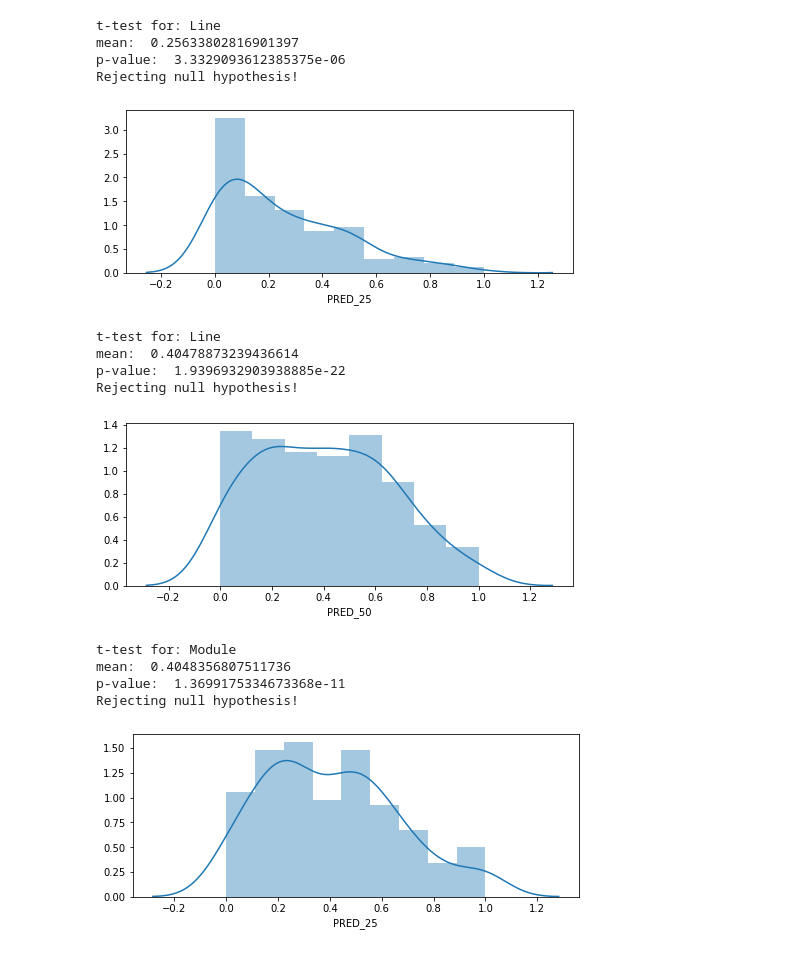
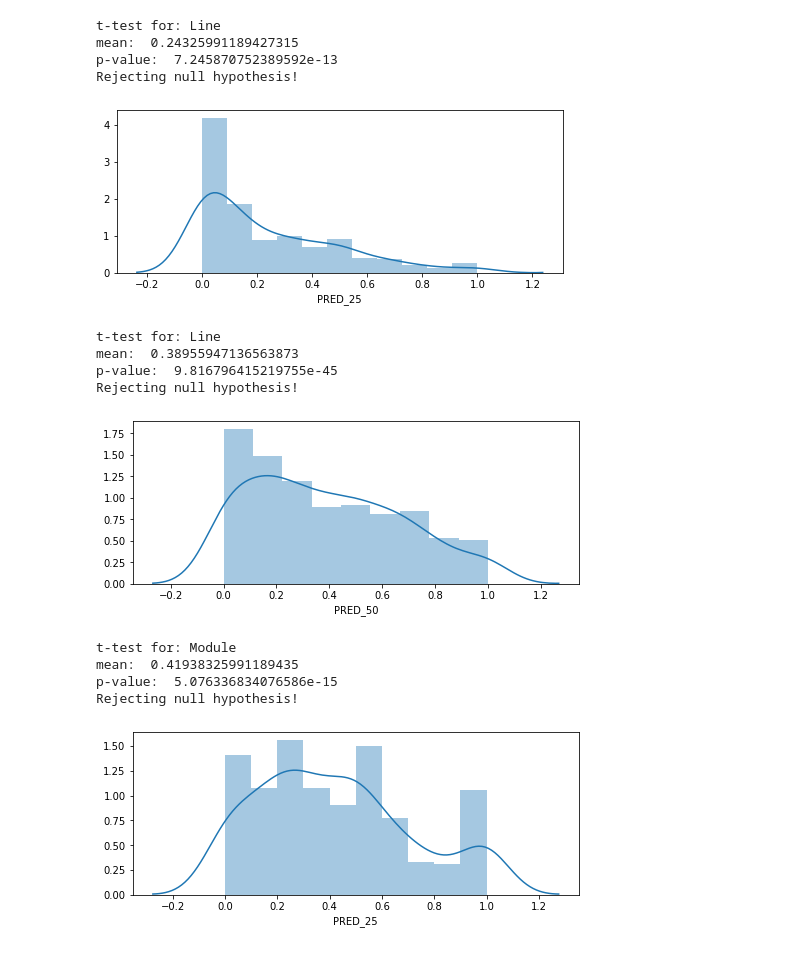
Before and after one commit to housemex408/iROIEstimator, a Jupyter notebook: scripts/notebook/results/hypothesis_1.ipynb, the cells around one changed output. Saved outputs shown, nothing was run; the diff lists cells and outputs as text; code cells hidden in the pictures.

```diff
--- a/scripts/notebook/results/hypothesis_1.ipynb
+++ b/scripts/notebook/results/hypothesis_1.ipynb
@@ -7,7 +7,7 @@ from scipy.stats import ttest_1samp
 sys.path.append('../../')
 import Constants as c
 # %%
-file = "calculate_metrics_h1.csv"
+file = "calculate_metrics_h1_combined.csv"
 df = pd.read_csv(file)
 # %%
 df.drop(df.columns[0], axis=1)
@@ -16,9 +16,12 @@ df.dropna(subset=[c.PRED_50], inplace=True)
 # %%
 # df.describe()
 # %%
-def hypothesisTest_Effort(model, pred, mean):
+def hypothesisTest_Effort(model, task, pred, mean):
     print("t-test for: {0}".format(model))
-    model_records = df[df[c.MODEL] == model]
+    filter1 = df[c.MODEL] == model
+    filter2 = df[c.TASK] == task
+    filter3 = df[c.T_RECORDS] > 30
+    model_records = df[filter1 & filter2 & filter3]
     model_records_mean = model_records[pred].mean()
     print("mean: ", model_records_mean)
     ttest_result = ttest_1samp(model_records[pred], mean)
@@ -34,28 +37,28 @@ def hypothesisTest_Effort(model, pred, mean):
     sb.distplot(model_records[pred])
 # %%
 # t-test
-hypothesisTest_Effort(c.LINE, c.PRED_25, 0.33)
+hypothesisTest_Effort(c.LINE, "BUG", c.PRED_25, 0.33)
 # %% [output]
 t-test for: Line
-mean:  0.25633802816901397
-p-value:  3.3329093612385375e-06
+mean:  0.24325991189427315
+p-value:  7.245870752389592e-13
 Rejecting null hypothesis!
-[figure, old version]
+[figure, new version]
 # %%
-hypothesisTest_Effort(c.LINE, c.PRED_50, 0.60)
+hypothesisTest_Effort(c.LINE, "BUG", c.PRED_50, 0.60)
 # %% [output]
 t-test for: Line
-mean:  0.40478873239436614
-p-value:  1.9396932903938885e-22
+mean:  0.38955947136563873
+p-value:  9.816796415219755e-45
 Rejecting null hypothesis!
-[figure, old version]
+[figure, new version]
 # %%
 # t-test
-hypothesisTest_Effort(c.MODULE, c.PRED_25, 0.53)
+hypothesisTest_Effort(c.MODULE, "BUG", c.PRED_25, 0.53)
 # %% [output]
 t-test for: Module
-mean:  0.4048356807511736
-p-value:  1.3699175334673368e-11
+mean:  0.41938325991189435
+p-value:  5.076336834076586e-15
 Rejecting null hypothesis!
-[figure, old version]
+[figure, new version]
 # %%
```
Also changed, not shown: parts of 1 cell of this notebook, 6 other files.
